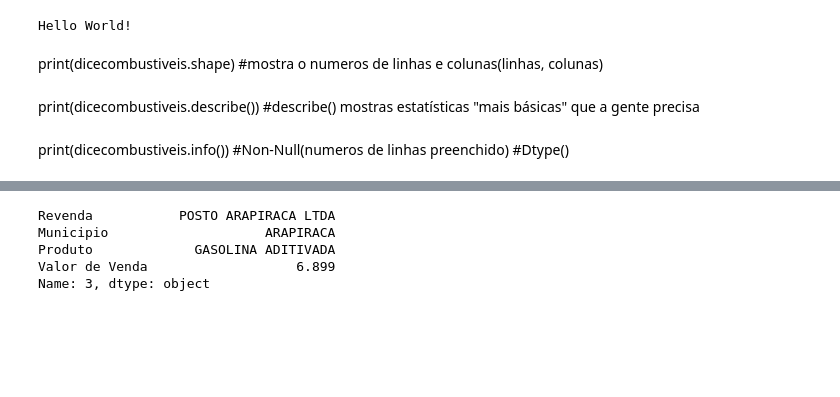
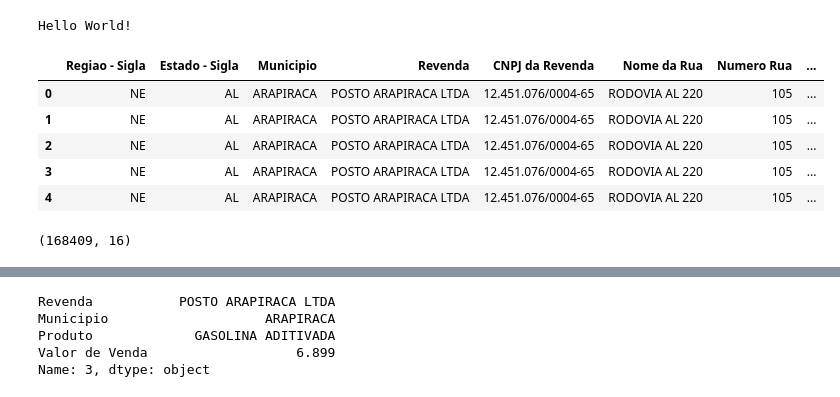
Before and after one commit to MatheusBruno/CursoDeExtensaoAnimeUniRitter, a Jupyter notebook: Panda.ipynb, the cells around one changed output, grey strips where cells are left out. Saved outputs shown, nothing was run; the diff lists cells and outputs as text; code cells hidden in the pictures; blank space fills up the shorter version.

```diff
--- a/Panda.ipynb
+++ b/Panda.ipynb
@@ -11,9 +11,18 @@ Hello World!
 import pandas as pd
 # %%
 combustiveis_df = pd.read_excel("ca-2021-02.xlsx")
-# %% [markdown]
-print(dicecombustiveis.shape) #mostra o numeros de linhas e colunas(linhas, colunas)
-# %% [markdown]
-print(dicecombustiveis.describe()) #describe() mostras estatísticas "mais básicas" que a gente precisa
-# %% [markdown]
-print(dicecombustiveis.info()) #Non-Null(numeros de linhas preenchido) #Dtype()
+# %%
+#Exibe as primeiras 15 Linhas.
+combustiveis_df.head()
+# %% [output]
+|  | Regiao - Sigla | Estado - Sigla | Municipio | Revenda | CNPJ da Revenda | Nome da Rua | Numero Rua | ... |
+| 0 | NE | AL | ARAPIRACA | POSTO ARAPIRACA LTDA | 12.451.076/0004-65 | RODOVIA AL 220 | 105 | ... |
+| 1 | NE | AL | ARAPIRACA | POSTO ARAPIRACA LTDA | 12.451.076/0004-65 | RODOVIA AL 220 | 105 | ... |
+| 2 | NE | AL | ARAPIRACA | POSTO ARAPIRACA LTDA | 12.451.076/0004-65 | RODOVIA AL 220 | 105 | ... |
+| 3 | NE | AL | ARAPIRACA | POSTO ARAPIRACA LTDA | 12.451.076/0004-65 | RODOVIA AL 220 | 105 | ... |
+| 4 | NE | AL | ARAPIRACA | POSTO ARAPIRACA LTDA | 12.451.076/0004-65 | RODOVIA AL 220 | 105 | ... |
+# %%
+#Mostra o número de linhas e colunas (Linhas, Colunas)
+combustiveis_df.shape
+# %% [output]
+(168409, 16)
```
Also changed, not shown: parts of 2 cells of this notebook.
